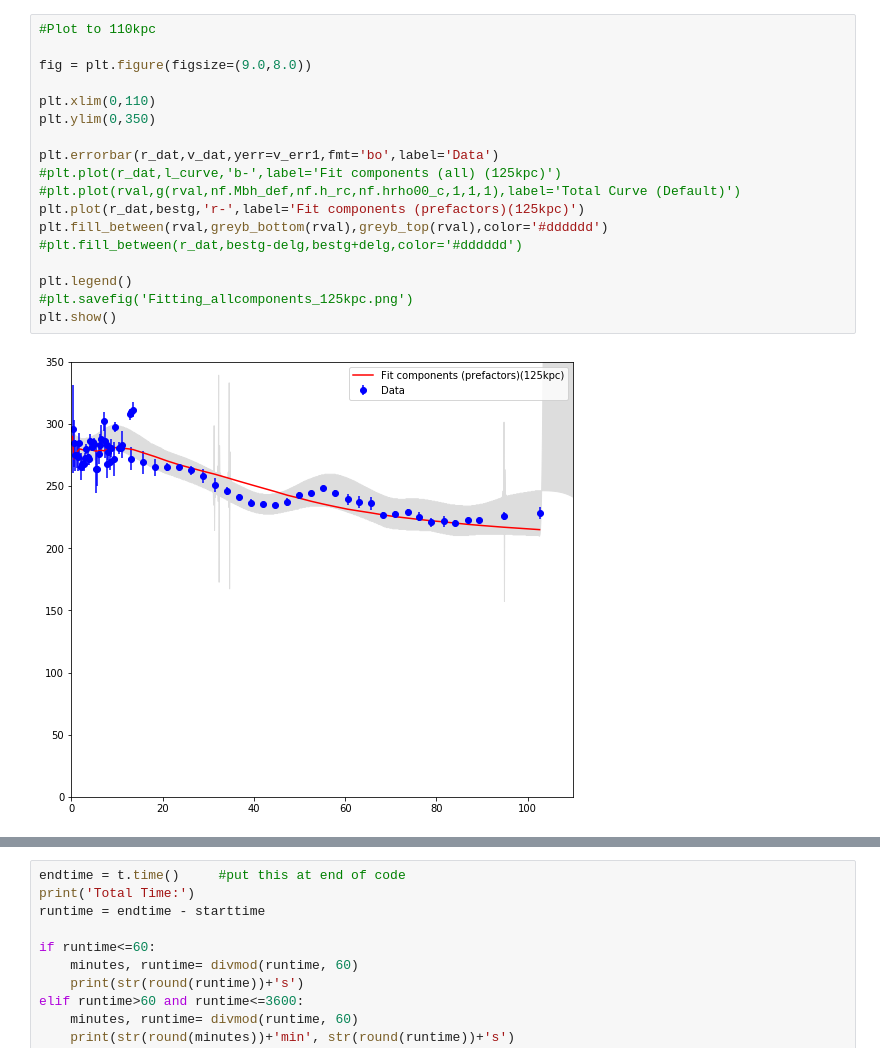
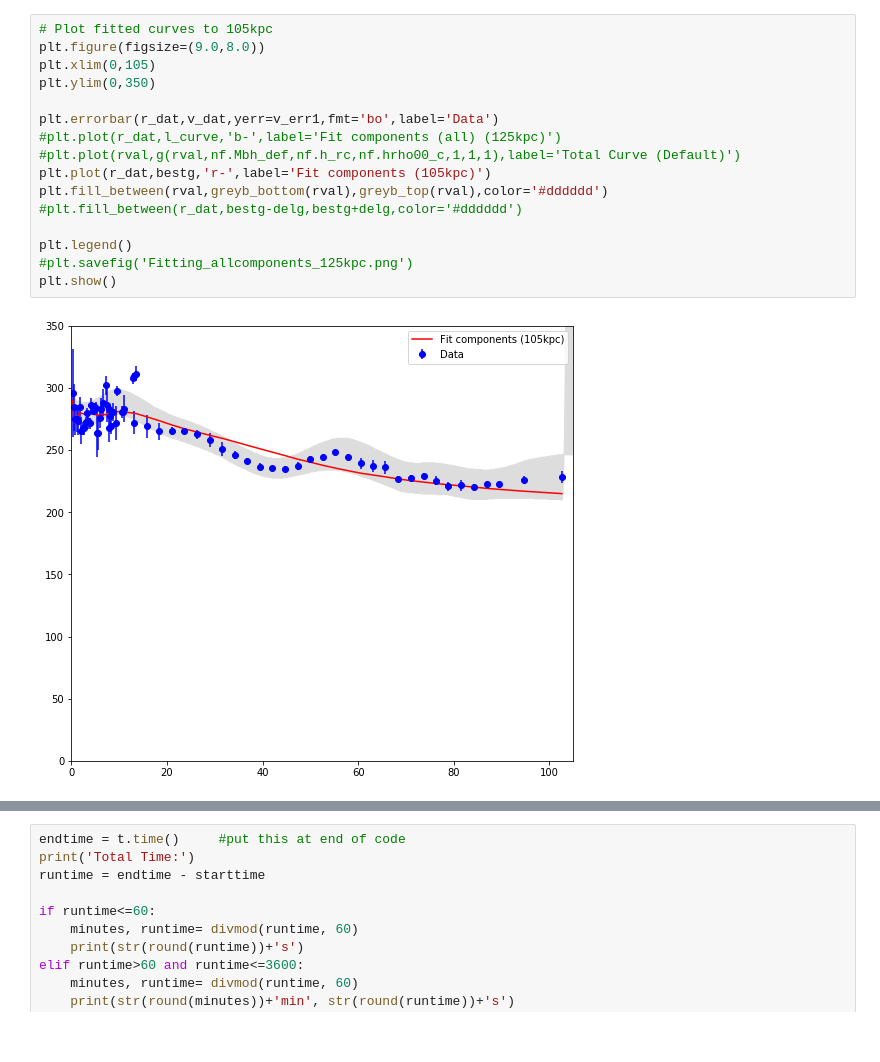
Before and after one commit to villano-lab/grav_project, a Jupyter notebook: fitting/Fitting_all_traceband.ipynb, the cells around one changed output, grey strips where cells are left out. Cells and saved outputs as stored; diff of their text form.

```diff
--- a/fitting/Fitting_all_traceband.ipynb
+++ b/fitting/Fitting_all_traceband.ipynb
@@ -207,21 +135,19 @@ Correlations (unreported correlations are < 0.100)
 # %%
-#Plot to 110kpc
-
-fig = plt.figure(figsize=(9.0,8.0))
-
-plt.xlim(0,110)
+# Plot fitted curves to 105kpc
+plt.figure(figsize=(9.0,8.0))
+plt.xlim(0,105)
 plt.ylim(0,350)
 
 plt.errorbar(r_dat,v_dat,yerr=v_err1,fmt='bo',label='Data')
 #plt.plot(r_dat,l_curve,'b-',label='Fit components (all) (125kpc)')
 #plt.plot(rval,g(rval,nf.Mbh_def,nf.h_rc,nf.hrho00_c,1,1,1),label='Total Curve (Default)')
-plt.plot(r_dat,bestg,'r-',label='Fit components (prefactors)(125kpc)')
+plt.plot(r_dat,bestg,'r-',label='Fit components (105kpc)')
 plt.fill_between(rval,greyb_bottom(rval),greyb_top(rval),color='#dddddd')
 #plt.fill_between(r_dat,bestg-delg,bestg+delg,color='#dddddd')
 
 plt.legend()
 #plt.savefig('Fitting_allcomponents_125kpc.png')
 plt.show()
 # %% [output]
-[figure, old version]
+[figure, new version]
 # %%
```
Also changed, not shown: parts of 15 cells of this notebook.
